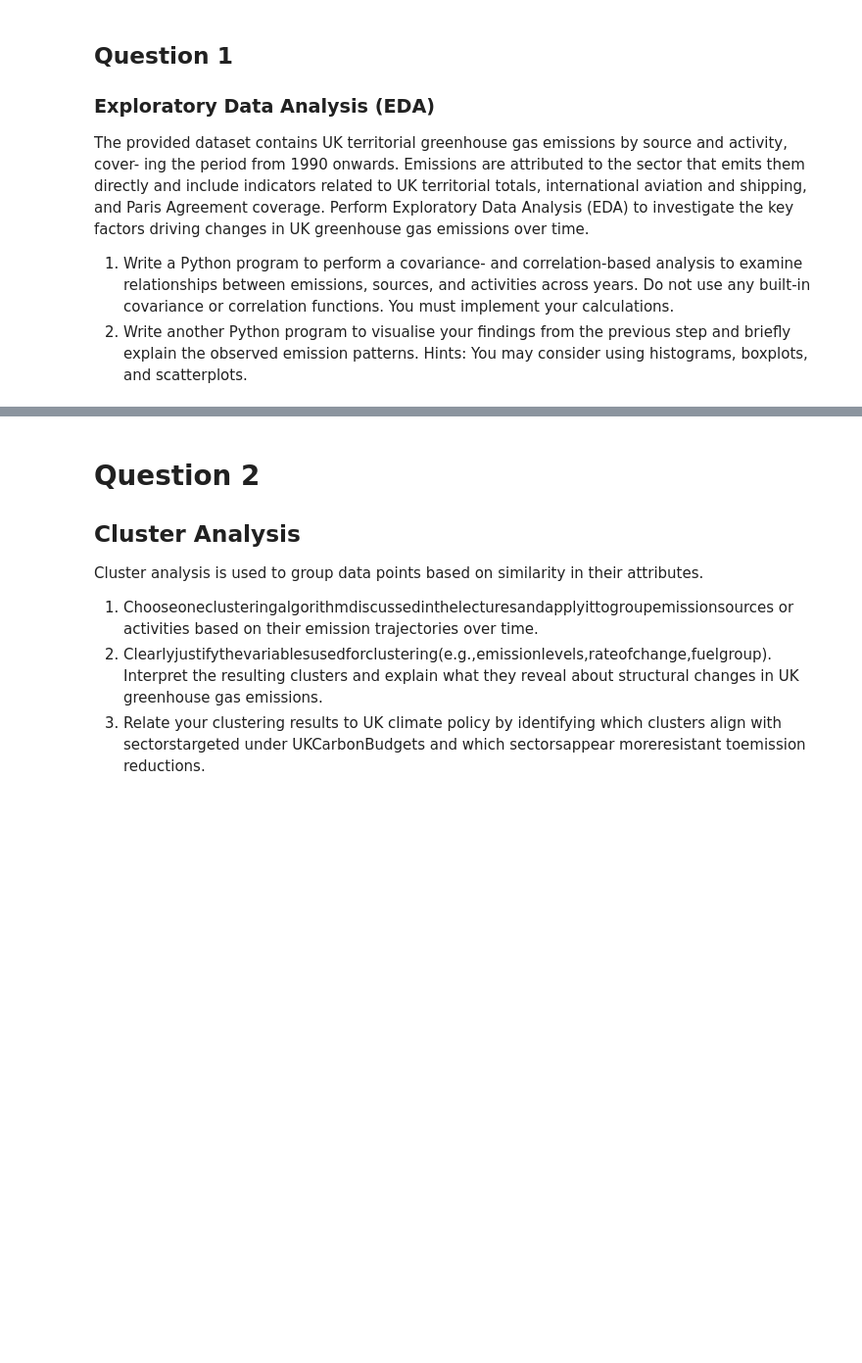
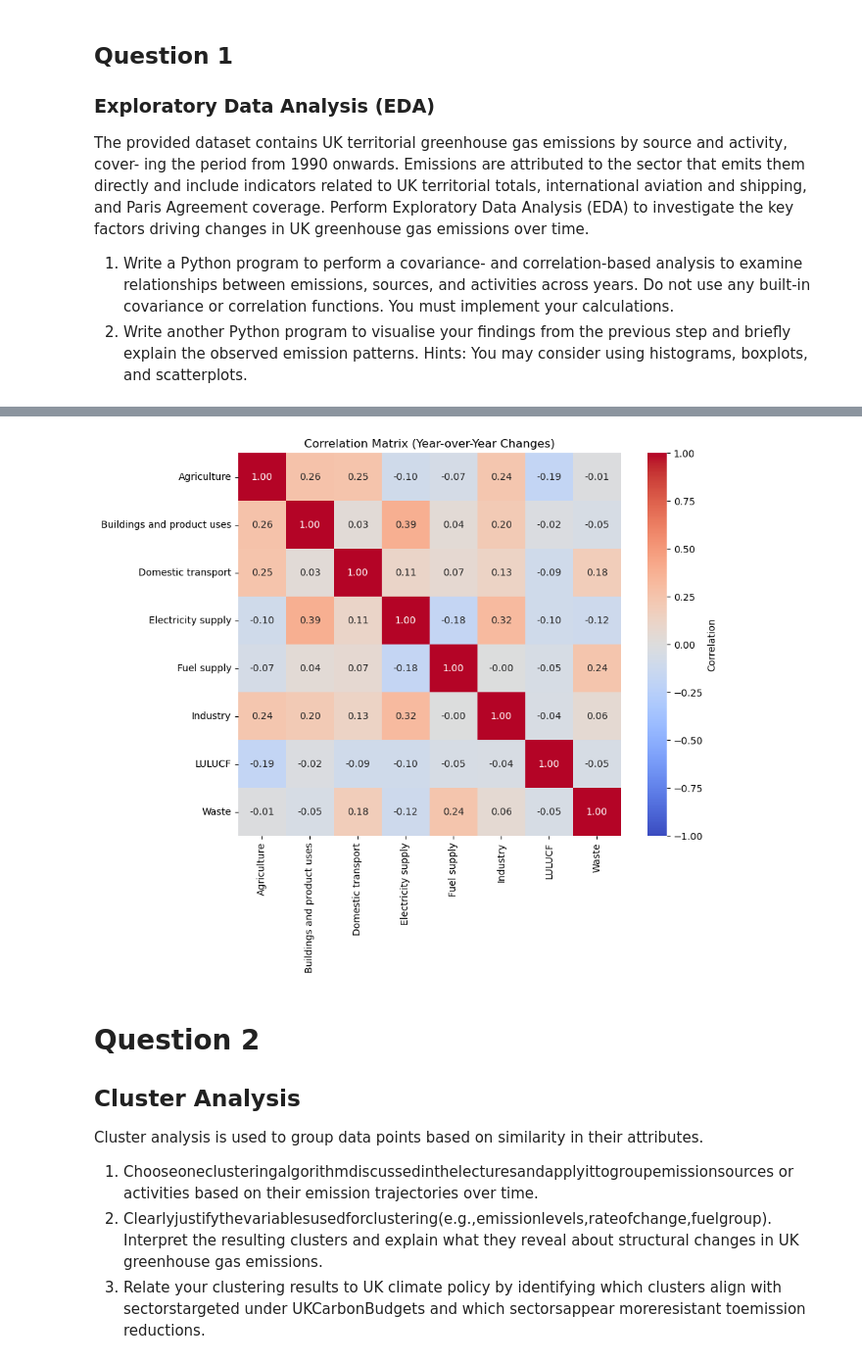
Before and after one commit to PontusNeumann/CBS-Spring26, a Jupyter notebook: alex_ml_ma1.ipynb, the cells around one changed output, grey strips where cells are left out. Shown at 98% size. Saved outputs shown, nothing was run; the diff lists cells and outputs as text; code cells hidden in the pictures; blank space fills up the shorter version.

```diff
--- a/alex_ml_ma1.ipynb
+++ b/alex_ml_ma1.ipynb
@@ -19,0 +43,12 @@ and scatterplots.
+# %%
+# pivot to wide format (rows - years, columns - sectors)
+
+pivot = (
+    sector_year
+    .pivot(index="Year", columns=SECTOR_COL, values="Emissions (MtCO2e)")
+    .fillna(0.0)
+    .sort_index()
+)
+
+print("Shape:", pivot.shape)
+pivot.head()
@@ -19,0 +160,14 @@ and scatterplots.
+# %%
+# --- Step 6: Year-over-year differenced correlation ---
+# Strips out shared downward trend to show actual short-term co-movement
+
+diff = pivot.diff().dropna()
+
+diff_corr = pd.DataFrame(index=sectors, columns=sectors, dtype=float)
+
+for s1 in sectors:
+    for s2 in sectors:
+        diff_corr.loc[s1, s2] = correlation(diff[s1].values, diff[s2].values)
+
+print("Correlation matrix (year-over-year changes):")
+display(diff_corr.round(3))
@@ -20,3 +185,22 @@ and scatterplots.
+# %%
+# --- Differenced correlation heatmap ---
+fig, ax = plt.subplots(figsize=(10, 8))
+sns.heatmap(
+    diff_corr.astype(float),
+    ax=ax,
+    cmap="coolwarm",
+    vmin=-1,
+    vmax=1,
+    annot=True,
+    fmt=".2f",
+    square=True,
+    cbar_kws={"label": "Correlation"}
+)
+ax.set_title("Correlation Matrix (Year-over-Year Changes)")
+plt.tight_layout()
+plt.show()
+# %% [output]
+[figure, added]
 # %% [markdown]
 # Question 2
 ## Cluster Analysis
```
Also changed, not shown: parts of 8 cells of this notebook.
